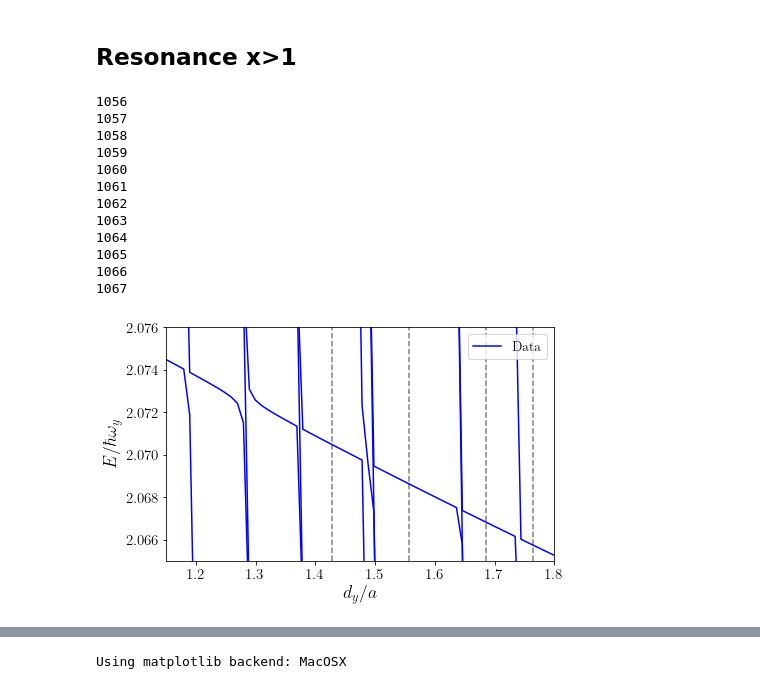
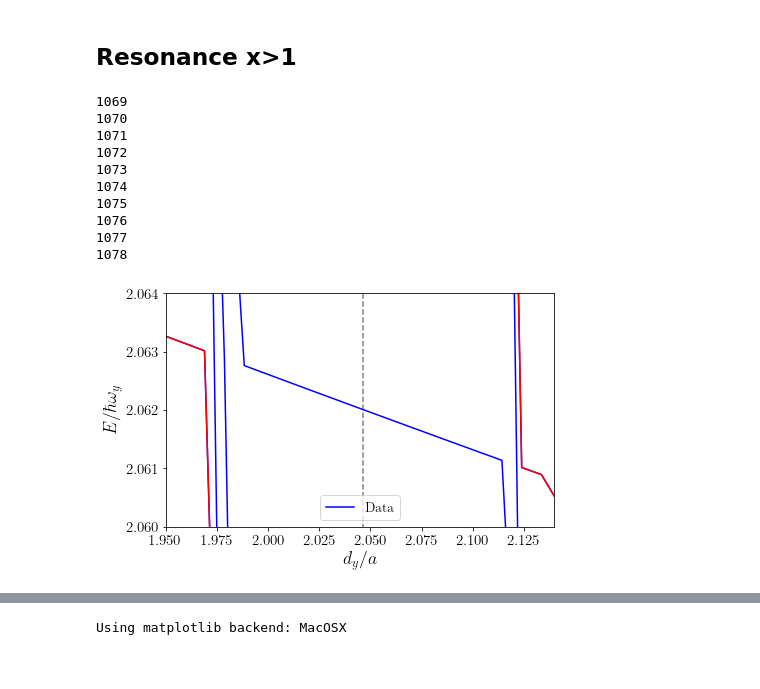
Before and after one commit to TsspGit/Ultracold_Atoms_src, a Jupyter notebook: Analysis/q1D/Energies_Analysis_4993_4993_50_400.ipynb, the cells around one changed output, grey strips where cells are left out. Cells and saved outputs as stored; diff of their text form; code cells hidden in the pictures.

```diff
--- a/Analysis/q1D/Energies_Analysis_4993_4993_50_400.ipynb
+++ b/Analysis/q1D/Energies_Analysis_4993_4993_50_400.ipynb
@@ -94,34 +93,32 @@ plt.show()
 # %%
 fig2, ax2 = plt.subplots(figsize=aursize)
 xpol = np.linspace(x[0], x[-1], num=50)
-for i in range(least_bound_pos+4, least_bound_pos + 16):
+for i in range(least_bound_pos+17, least_bound_pos + 27):
     print(i)
     ax2.plot(x, dic['nivel_{}'.format(i)]/wy, 'b')
-#ax2.plot(x, dic['nivel_1004']/wy, 'r')
-#ax2.plot(x, dic['nivel_1007']/wy, 'b')
-#ax2.plot(x, dic['nivel_1010']/wy, 'b')
-ax2.vlines(x[83], 2.065, 2.076, alpha=0.5, linestyles='--')
-ax2.vlines(x[70], 2.065, 2.076, alpha=0.5, linestyles='--')
-ax2.vlines(x[57], 2.065, 2.076, alpha=0.5, linestyles='--')
-ax2.vlines(x[49], 2.065, 2.076, alpha=0.5, linestyles='--')
-ax2.set_ylim(2.065, 2.076)
-ax2.set_xlim(1.15, 1.80)
+ax2.plot(x, dic['nivel_1069']/wy, 'r')
+ax2.plot(x, dic['nivel_1074']/wy, 'r')
+ax2.plot(x, dic['nivel_1078']/wy, 'r')
+ax2.vlines(x[30], 2.059, 2.076, alpha=0.5, linestyles='--')
+ax2.vlines(x[20], 2.059, 2.076, alpha=0.5, linestyles='--')
+ax2.vlines(x[9], 2.059, 2.076, alpha=0.5, linestyles='--')
+ax2.vlines(x[2], 2.059, 2.076, alpha=0.5, linestyles='--')
+ax2.set_ylim(2.060, 2.064)
+ax2.set_xlim(1.95, 2.14)
 ax2.set_xlabel('$d_{y}/a$')
 ax2.set_ylabel('$E/\hbar \omega_{y}$')
 ax2.legend(['Data'], fontsize=14)
 #plt.savefig('Results/Figures/Ix4993_Iy4993_Iz4993_Easc_Zoom.png', dpi=200)
 plt.show()
 # %% [output]
-1056
-1057
-1058
-1059
-1060
-1061
-1062
-1063
-1064
-1065
-1066
-1067
+1069
+1070
+1071
+1072
+1073
+1074
+1075
+1076
+1077
+1078
-[figure, old version]
+[figure, new version]
```
Also changed, not shown: parts of 11 cells of this notebook, 17 other files.
